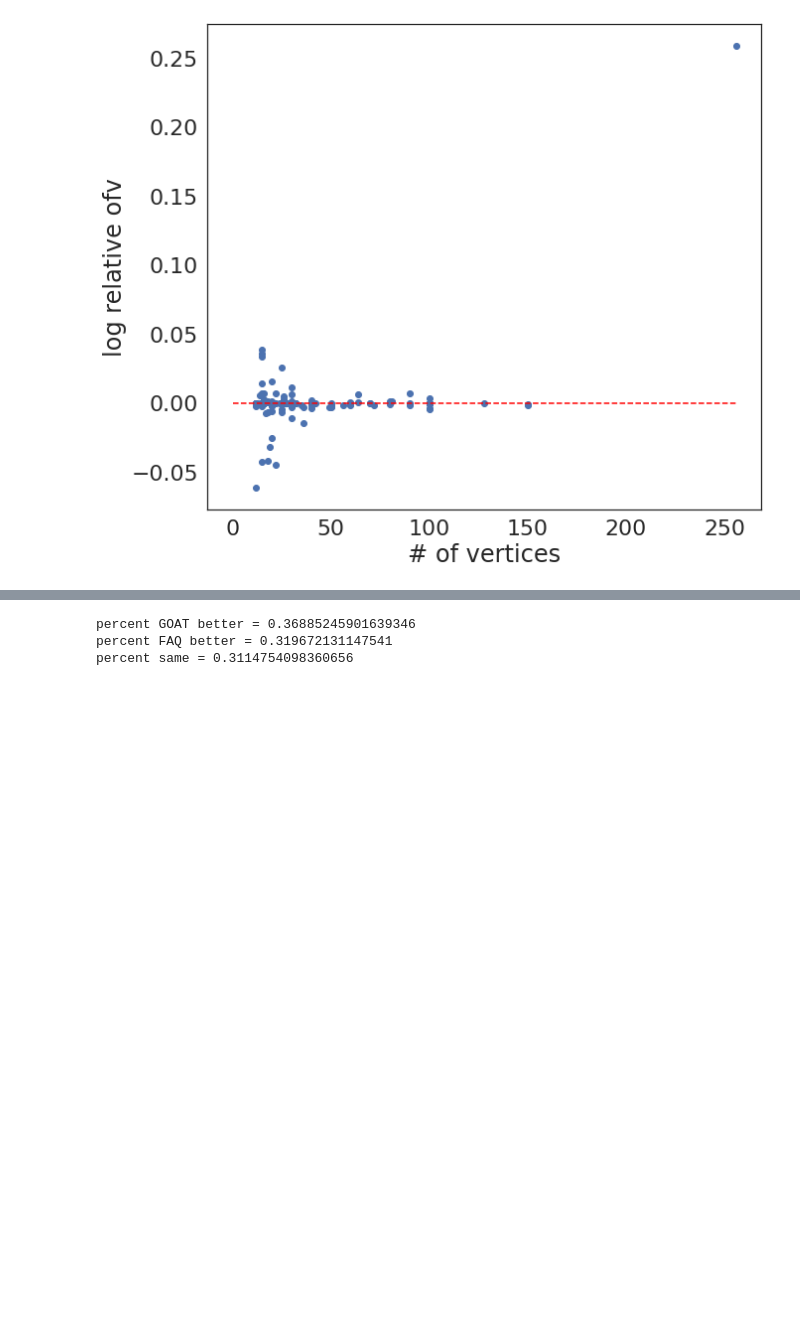
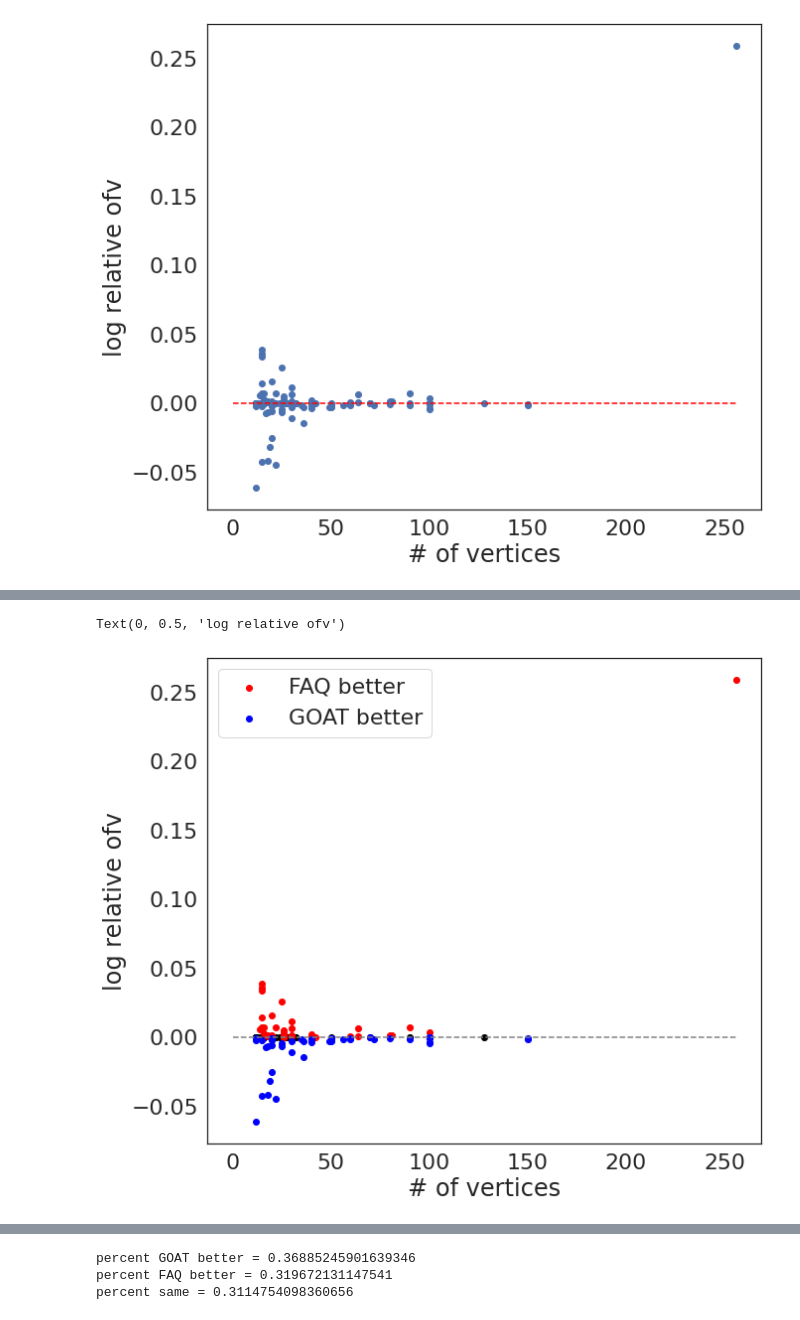
Before and after one commit to neurodata/goat, a Jupyter notebook: docs/qaplib_figs.ipynb, the cells around one changed output, grey strips where cells are left out. Drawn from its saved outputs; the diff is of its cells as text; code cells hidden in the pictures; blank space fills up the shorter version.

```diff
--- a/docs/qaplib_figs.ipynb
+++ b/docs/qaplib_figs.ipynb
@@ -228,0 +226,16 @@ Text(0, 0.5, 'log relative ofv')
+# %%
+import matplotlib.pyplot as plt
+import seaborn as sns
+sns.set(rc={'figure.figsize':(10,9)})
+sns.set(font_scale = 2)
+sns.set_style('white')
+plt.hlines(0,0,np.max(sizes),linestyles='dashed', color = 'grey')
+plt.scatter(sizes[logofv==0],logofv[logofv==0], color='black')
+plt.scatter(sizes[logofv>0],logofv[logofv>0], color = 'red',label='FAQ better')
+plt.scatter(sizes[logofv<0],logofv[logofv<0], color='blue',label='GOAT better')
+plt.legend()
+plt.xlabel('# of vertices')
+plt.ylabel('log relative ofv')
+# %% [output]
+Text(0, 0.5, 'log relative ofv')
+[figure, added]
```
Also changed, not shown: parts of 4 cells of this notebook.
